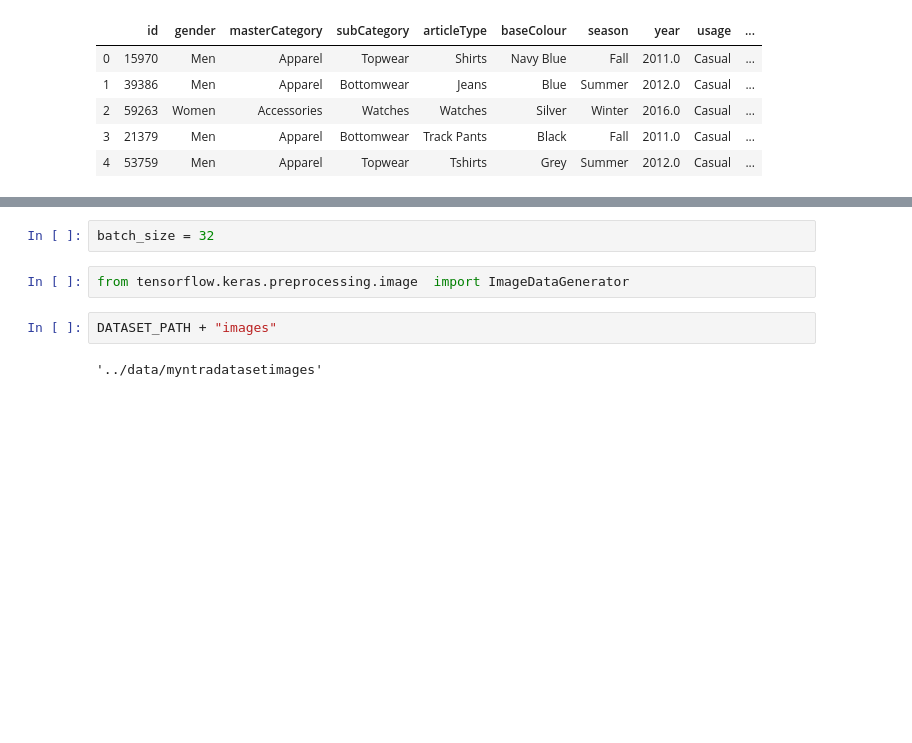
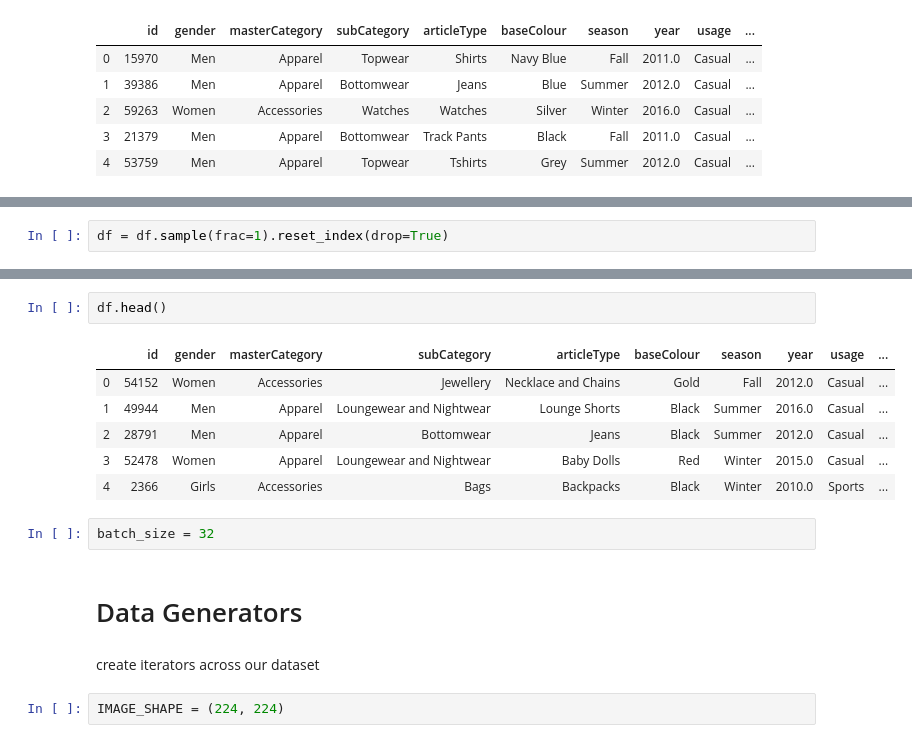
Before and after one commit to npatta01/gcp-image-classifier, a Jupyter notebook: notebooks/01_modelling.ipynb, the cells around one changed output, grey strips where cells are left out. Saved outputs shown, nothing was run; the diff lists cells and outputs as text; blank space fills up the shorter version.

```diff
--- a/notebooks/01_modelling.ipynb
+++ b/notebooks/01_modelling.ipynb
@@ -87,0 +137,2 @@ df
+# %%
+df = df.sample(frac=1).reset_index(drop=True)
@@ -88,10 +143,19 @@ df
+# %%
+df.head()
+# %% [output]
+|  | id | gender | masterCategory | subCategory | articleType | baseColour | season | year | usage | ... |
+| 0 | 54152 | Women | Accessories | Jewellery | Necklace and Chains | Gold | Fall | 2012.0 | Casual | ... |
+| 1 | 49944 | Men | Apparel | Loungewear and Nightwear | Lounge Shorts | Black | Summer | 2016.0 | Casual | ... |
+| 2 | 28791 | Men | Apparel | Bottomwear | Jeans | Black | Summer | 2012.0 | Casual | ... |
+| 3 | 52478 | Women | Apparel | Loungewear and Nightwear | Baby Dolls | Red | Winter | 2015.0 | Casual | ... |
+| 4 | 2366 | Girls | Accessories | Bags | Backpacks | Black | Winter | 2010.0 | Sports | ... |
 # %%
 batch_size = 32
-# %%
-from tensorflow.keras.preprocessing.image  import ImageDataGenerator
-# %%
-DATASET_PATH + "images"
-# %% [output]
-'../data/myntradatasetimages'
+# %% [markdown]
+# Data Generators
+# %% [markdown]
+create iterators across our dataset
+# %%
+IMAGE_SHAPE = (224, 224)
 # %%
 image_generator = ImageDataGenerator(
```
Also changed, not shown: parts of 41 cells of this notebook, 4 other files.
